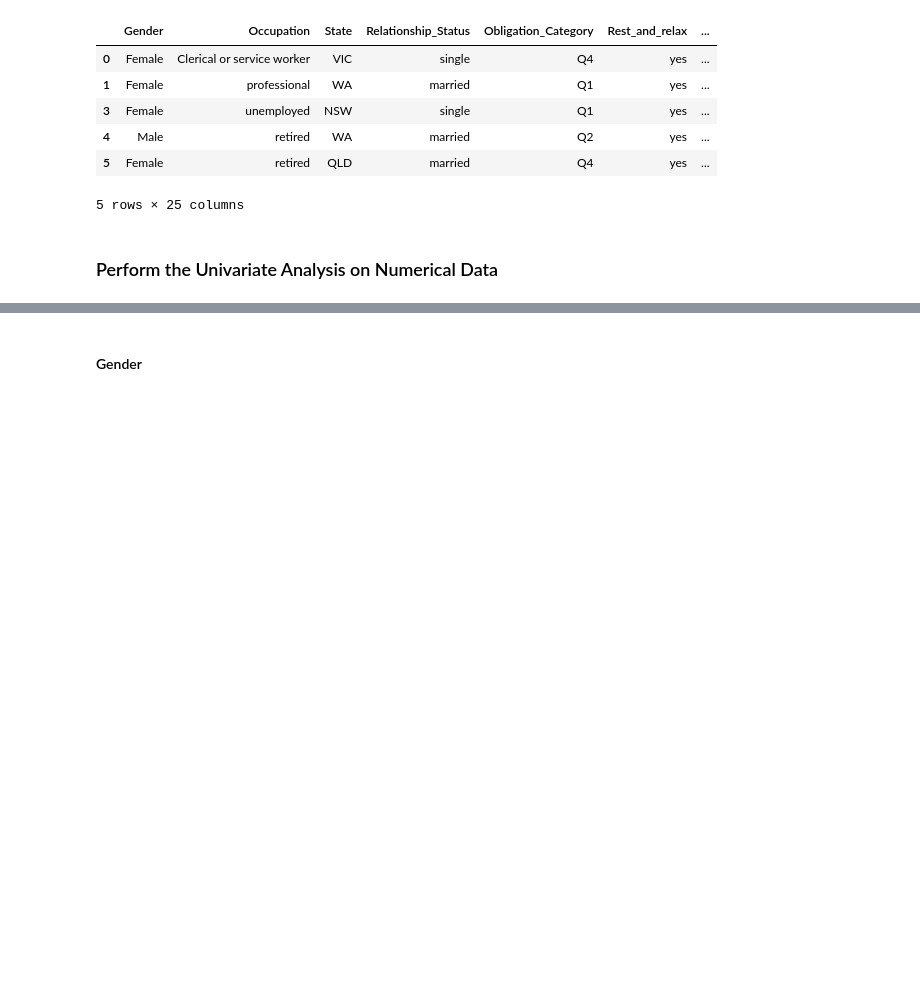
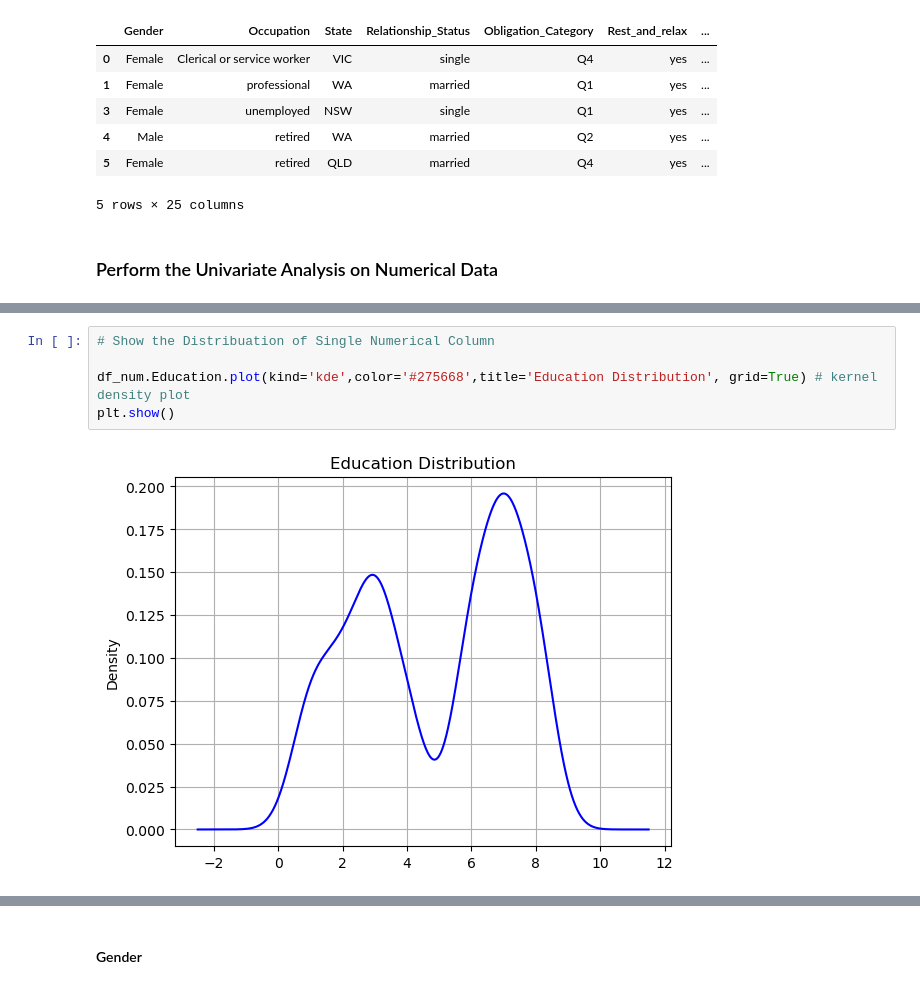
Before and after one commit to max-programming/python_scripts_ckpcet, a Jupyter notebook: project_on_data_analytics/project_1_data_analytics_on_vacation_data/Data_Analytics_On_Vacation_Data.ipynb, the cells around one changed output, grey strips where cells are left out. Drawn from its saved outputs; the diff is of its cells as text; blank space fills up the shorter version.

```diff
--- a/project_on_data_analytics/project_1_data_analytics_on_vacation_data/Data_Analytics_On_Vacation_Data.ipynb
+++ b/project_on_data_analytics/project_1_data_analytics_on_vacation_data/Data_Analytics_On_Vacation_Data.ipynb
@@ -548,0 +402,7 @@ Index(['Gender', 'Occupation', 'State', 'Relationship_Status',
+# %%
+# Show the Distribuation of Single Numerical Column
+
+df_num.Education.plot(kind='kde',color='#275668',title='Education Distribution', grid=True) # kernel density plot
+plt.show()
+# %% [output]
+[figure, added]
```
Also changed, not shown: parts of 133 cells of this notebook, 2 other files.
